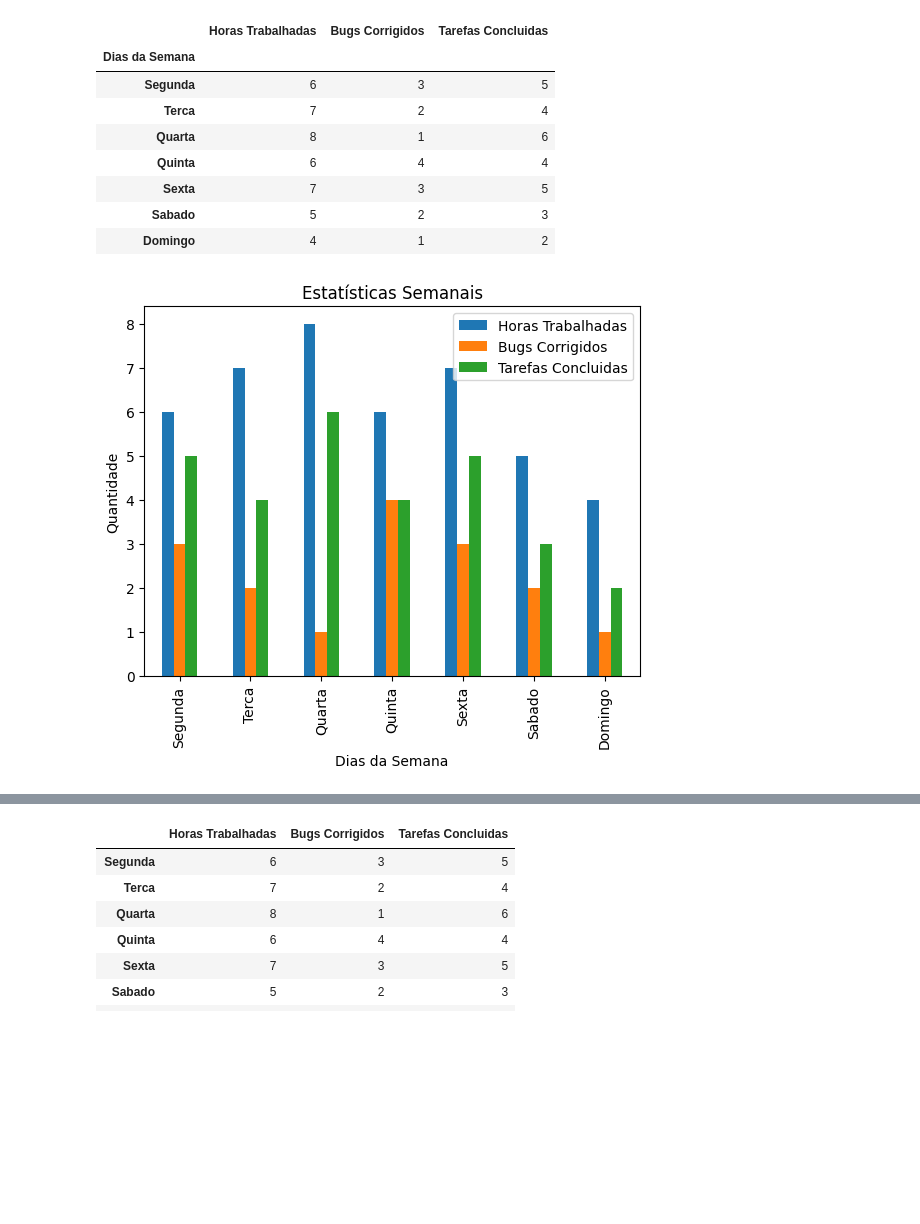
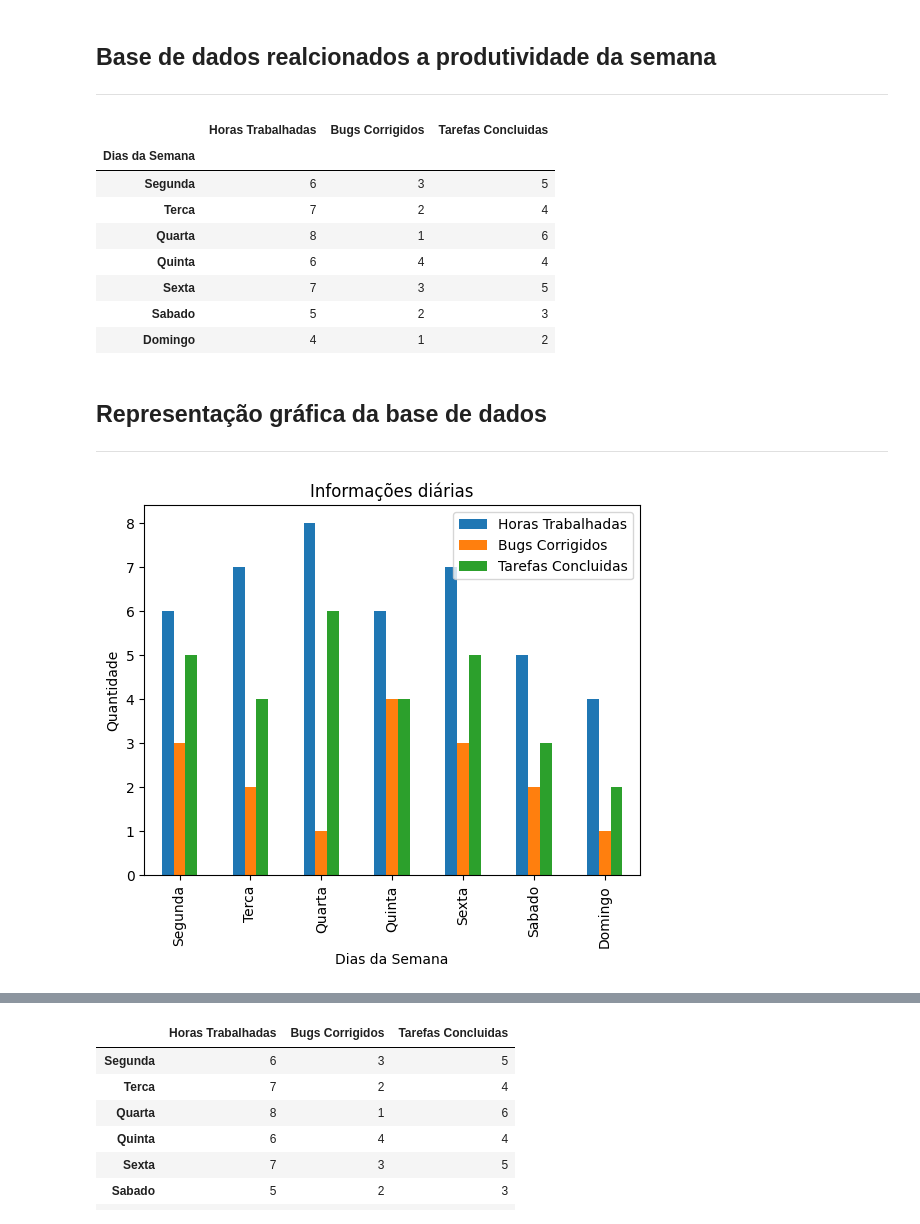
Before and after one commit to danylo-miranda/Relatorio-produtividade-diaria, a Jupyter notebook: Relatorio_produtividade_diaria.ipynb, the cells around one changed output, grey strips where cells are left out. Cells and saved outputs as stored; diff of their text form; code cells hidden in the pictures; blank space fills up the shorter version.

```diff
--- a/Relatorio_produtividade_diaria.ipynb
+++ b/Relatorio_produtividade_diaria.ipynb
@@ -8,5 +31,26 @@ import matplotlib.pyplot as plt
+# %% [markdown]
+## Base de dados realcionados a produtividade da semana
+---
 # %%
 # Dicionário com os dados que serão utilizados no DataFrame
 dados = {'Horas Trabalhadas':[6,7,8,6,7,5,4],
          'Bugs Corrigidos':[3,2,1,4,3,2,1],
          'Tarefas Concluidas':[5,4,6,4,5,3,2]}
+
+# Lista com os indices da tabela
+indice = ['Segunda','Terca','Quarta','Quinta','Sexta','Sabado','Domingo']
+
+# Utilização da biblioteca Pandas para a criação do DataFrame
+dataframe = pd.DataFrame(dados, index=indice)
+dataframe.index.name = 'Dias da Semana'
+dataframe
+# %% [output]
+|  | Horas Trabalhadas | Bugs Corrigidos | Tarefas Concluidas |
+| Dias da Semana |  |  |  |
+| Segunda | 6 | 3 | 5 |
+| Terca | 7 | 2 | 4 |
+| Quarta | 8 | 1 | 6 |
+| Quinta | 6 | 4 | 4 |
+| Sexta | 7 | 3 | 5 |
+| Sabado | 5 | 2 | 3 |
+| Domingo | 4 | 1 | 2 |
@@ -16,23 +57,11 @@ indice = ['Segunda','Terca','Quarta','Quinta','Sexta','Sabado','Domingo']
-# %%
-# Utilização da biblioteca Pandas para a criação do DataFrame
-dataframe = pd.DataFrame(dados, index=indice)
-dataframe.index.name = 'Dias da Semana'
-dataframe
-# %% [output]
-|  | Horas Trabalhadas | Bugs Corrigidos | Tarefas Concluidas |
-| Dias da Semana |  |  |  |
-| Segunda | 6 | 3 | 5 |
-| Terca | 7 | 2 | 4 |
-| Quarta | 8 | 1 | 6 |
-| Quinta | 6 | 4 | 4 |
-| Sexta | 7 | 3 | 5 |
-| Sabado | 5 | 2 | 3 |
-| Domingo | 4 | 1 | 2 |
+# %% [markdown]
+## Representação gráfica da base de dados
+---
 # %%
 dataframe.plot(kind='bar')
 plt.xlabel('Dias da Semana')
 plt.ylabel('Quantidade')
-plt.title('Estatísticas Semanais')
+plt.title('Informações diárias')
 plt.show()
 # %% [output]
-[figure, old version]
+[figure, new version]
```
Also changed, not shown: parts of 32 cells of this notebook.
